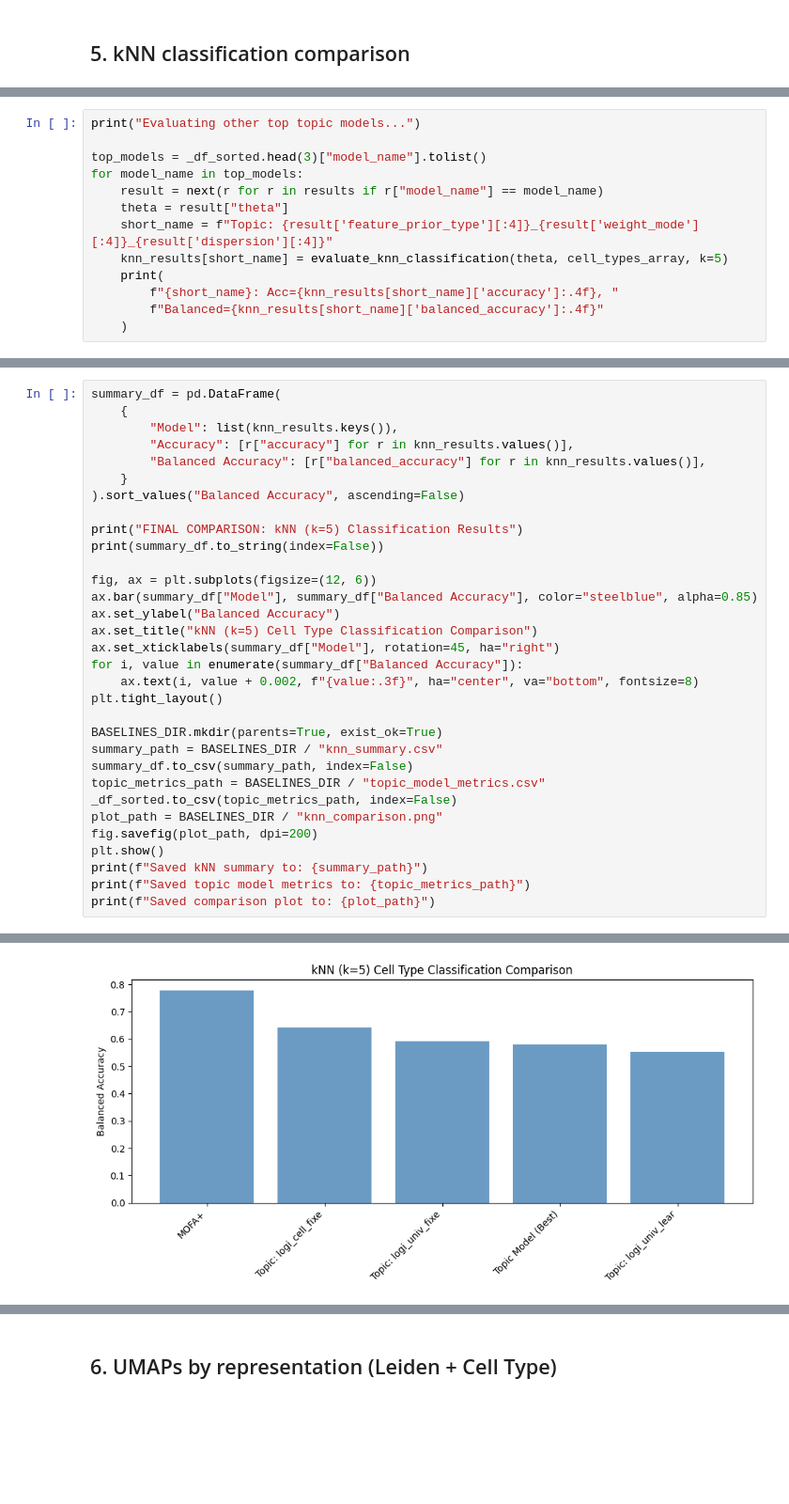
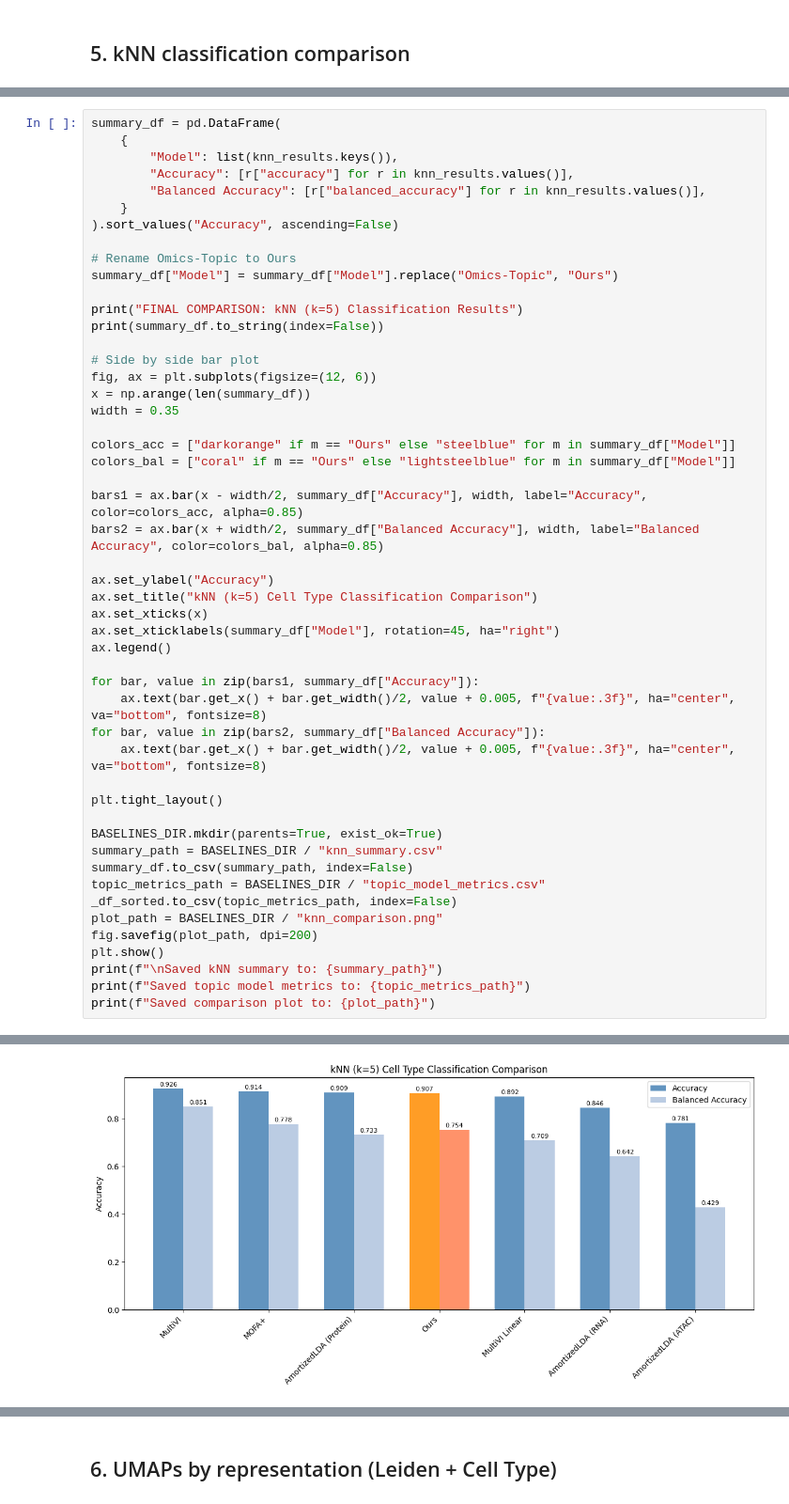
Before and after one commit to fcaretti/TopOmics, a Jupyter notebook: paper/notebooks/teaseq_comparison.ipynb, the cells around one changed output, grey strips where cells are left out. Shown at 94% size. Saved outputs shown, nothing was run; the diff lists cells and outputs as text; blank space fills up the shorter version.

```diff
--- a/paper/notebooks/teaseq_comparison.ipynb
+++ b/paper/notebooks/teaseq_comparison.ipynb
@@ -430,13 +469,0 @@ Evaluating MOFA+...
-# %%
-print("Evaluating other top topic models...")
-
-top_models = _df_sorted.head(3)["model_name"].tolist()
-for model_name in top_models:
-    result = next(r for r in results if r["model_name"] == model_name)
-    theta = result["theta"]
-    short_name = f"Topic: {result['feature_prior_type'][:4]}_{result['weight_mode'][:4]}_{result['dispersion'][:4]}"
-    knn_results[short_name] = evaluate_knn_classification(theta, cell_types_array, k=5)
-    print(
-        f"{short_name}: Acc={knn_results[short_name]['accuracy']:.4f}, "
-        f"Balanced={knn_results[short_name]['balanced_accuracy']:.4f}"
-    )
@@ -452,18 +474,36 @@ summary_df = pd.DataFrame(
         "Accuracy": [r["accuracy"] for r in knn_results.values()],
         "Balanced Accuracy": [r["balanced_accuracy"] for r in knn_results.values()],
     }
-).sort_values("Balanced Accuracy", ascending=False)
+).sort_values("Accuracy", ascending=False)
+
+# Rename Omics-Topic to Ours
+summary_df["Model"] = summary_df["Model"].replace("Omics-Topic", "Ours")
 
 print("FINAL COMPARISON: kNN (k=5) Classification Results")
 print(summary_df.to_string(index=False))
 
+# Side by side bar plot
 fig, ax = plt.subplots(figsize=(12, 6))
-ax.bar(summary_df["Model"], summary_df["Balanced Accuracy"], color="steelblue", alpha=0.85)
-ax.set_ylabel("Balanced Accuracy")
+x = np.arange(len(summary_df))
+width = 0.35
+
+colors_acc = ["darkorange" if m == "Ours" else "steelblue" for m in summary_df["Model"]]
+colors_bal = ["coral" if m == "Ours" else "lightsteelblue" for m in summary_df["Model"]]
+
+bars1 = ax.bar(x - width/2, summary_df["Accuracy"], width, label="Accuracy", color=colors_acc, alpha=0.85)
+bars2 = ax.bar(x + width/2, summary_df["Balanced Accuracy"], width, label="Balanced Accuracy", color=colors_bal, alpha=0.85)
+
+ax.set_ylabel("Accuracy")
 ax.set_title("kNN (k=5) Cell Type Classification Comparison")
+ax.set_xticks(x)
 ax.set_xticklabels(summary_df["Model"], rotation=45, ha="right")
-for i, value in enumerate(summary_df["Balanced Accuracy"]):
-    ax.text(i, value + 0.002, f"{value:.3f}", ha="center", va="bottom", fontsize=8)
+ax.legend()
+
+for bar, value in zip(bars1, summary_df["Accuracy"]):
+    ax.text(bar.get_x() + bar.get_width()/2, value + 0.005, f"{value:.3f}", ha="center", va="bottom", fontsize=8)
+for bar, value in zip(bars2, summary_df["Balanced Accuracy"]):
+    ax.text(bar.get_x() + bar.get_width()/2, value + 0.005, f"{value:.3f}", ha="center", va="bottom", fontsize=8)
+
 plt.tight_layout()
 
 BASELINES_DIR.mkdir(parents=True, exist_ok=True)
@@ -474,7 +514,7 @@ _df_sorted.to_csv(topic_metrics_path, index=False)
 plot_path = BASELINES_DIR / "knn_comparison.png"
 fig.savefig(plot_path, dpi=200)
 plt.show()
-print(f"Saved kNN summary to: {summary_path}")
+print(f"\nSaved kNN summary to: {summary_path}")
 print(f"Saved topic model metrics to: {topic_metrics_path}")
 print(f"Saved comparison plot to: {plot_path}")
 # %% [output]
@@ -488 +530 @@ Topic: logi_univ_lear  0.838071           0.551501
-[figure, old version]
+[figure, new version]
```
Also changed, not shown: parts of 10 cells of this notebook, 8 other files.
